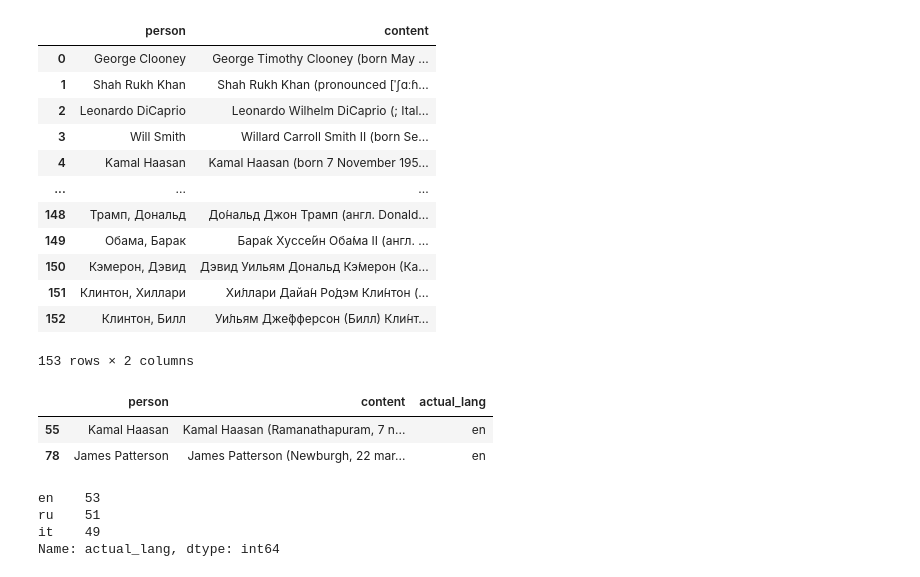
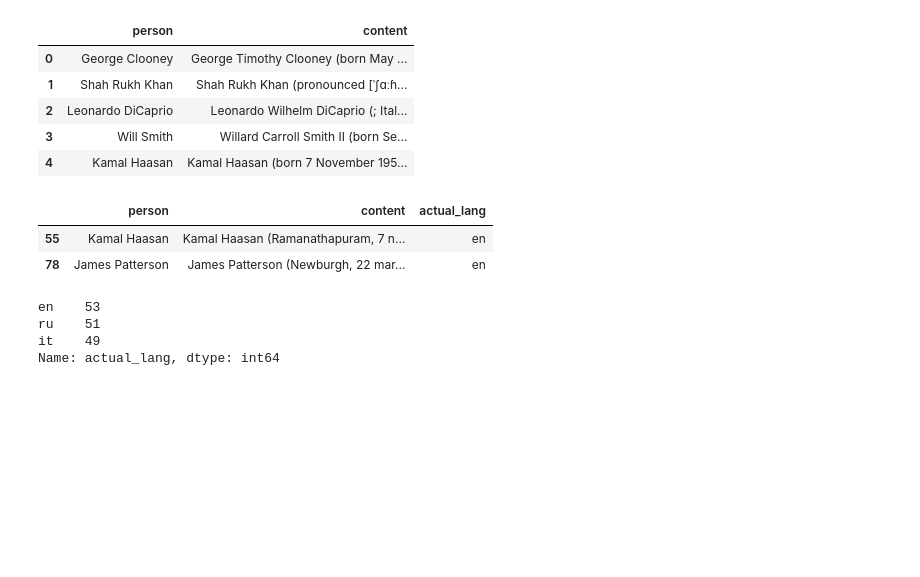
Before and after one commit to bhavesh-chainani/topic_modelling, a Jupyter notebook: scripts/topic_modelling.ipynb, the cells around one changed output. Cells and saved outputs as stored; diff of their text form; code cells hidden in the pictures; blank space fills up the shorter version.

```diff
--- a/scripts/topic_modelling.ipynb
+++ b/scripts/topic_modelling.ipynb
@@ -15,28 +15,14 @@ lang_interested = "en"
 # %%
 df_comb = pd.read_excel("../files/input/combined_data.xlsx")
 # %%
-df_comb
+df_comb.head()
 # %% [output]
 |  | person | content |
 | 0 | George Clooney | George Timothy Clooney (born May ... |
 | 1 | Shah Rukh Khan | Shah Rukh Khan (pronounced [ˈʃɑːɦ... |
 | 2 | Leonardo DiCaprio | Leonardo Wilhelm DiCaprio (; Ital... |
 | 3 | Will Smith | Willard Carroll Smith II (born Se... |
 | 4 | Kamal Haasan | Kamal Haasan (born 7 November 195... |
-| ... | ... | ... |
-| 148 | Трамп, Дональд | До́нальд Джон Трамп (англ. Donald... |
-| 149 | Обама, Барак | Бара́к Хуссе́йн Оба́ма II (англ. ... |
-| 150 | Кэмерон, Дэвид | Дэвид Уильям Дональд Кэ́мерон (Ка... |
-| 151 | Клинтон, Хиллари | Хи́ллари Дайа́н Ро́дэм Кли́нтон (... |
-| 152 | Клинтон, Билл | Уи́льям Дже́фферсон (Билл) Кли́нт... |
-153 rows × 2 columns
-# %%
-a = df_comb[df_comb["actual_lang"]=="en"]
-a[a.duplicated('person')]
-# %% [output]
-|  | person | content | actual_lang |
-| 55 | Kamal Haasan | Kamal Haasan (Ramanathapuram, 7 n... | en |
-| 78 | James Patterson | James Patterson (Newburgh, 22 mar... | en |
 # %%
 ## lang detect python
 # %%
@@ -44,6 +30,15 @@ from langdetect import detect, DetectorFactory
 DetectorFactory.seed = 0
 
 df_comb["actual_lang"] = df_comb["content"].apply(detect)
+# %%
+## add this comment to code
+
+a = df_comb[df_comb["actual_lang"]=="en"]
+a[a.duplicated('person')]
+# %% [output]
+|  | person | content | actual_lang |
+| 55 | Kamal Haasan | Kamal Haasan (Ramanathapuram, 7 n... | en |
+| 78 | James Patterson | James Patterson (Newburgh, 22 mar... | en |
 # %%
 df_comb.actual_lang.value_counts()
 # %% [output]
```
Also changed, not shown: parts of 22 cells of this notebook, 13 other files.
